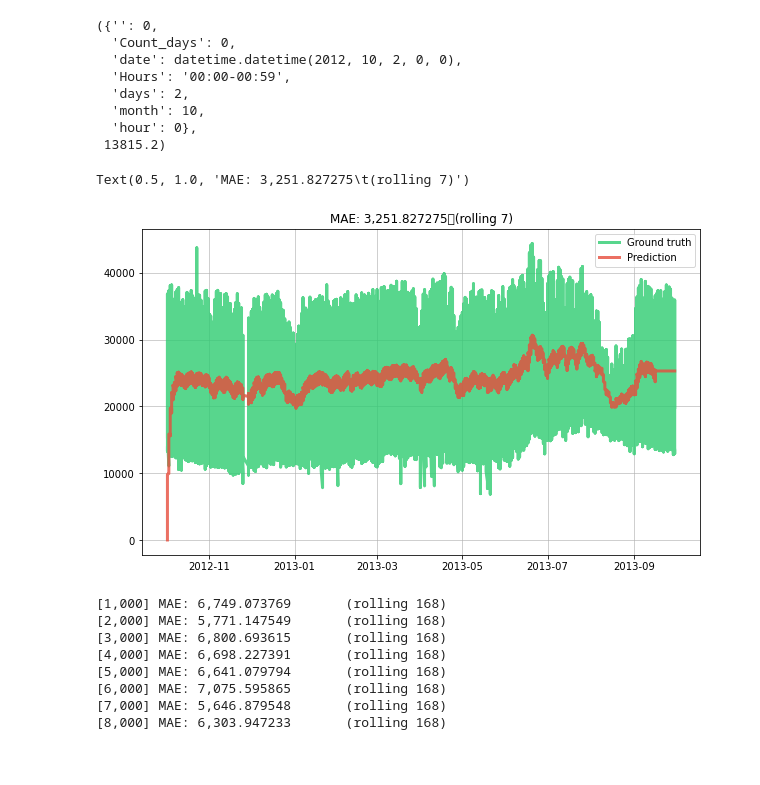
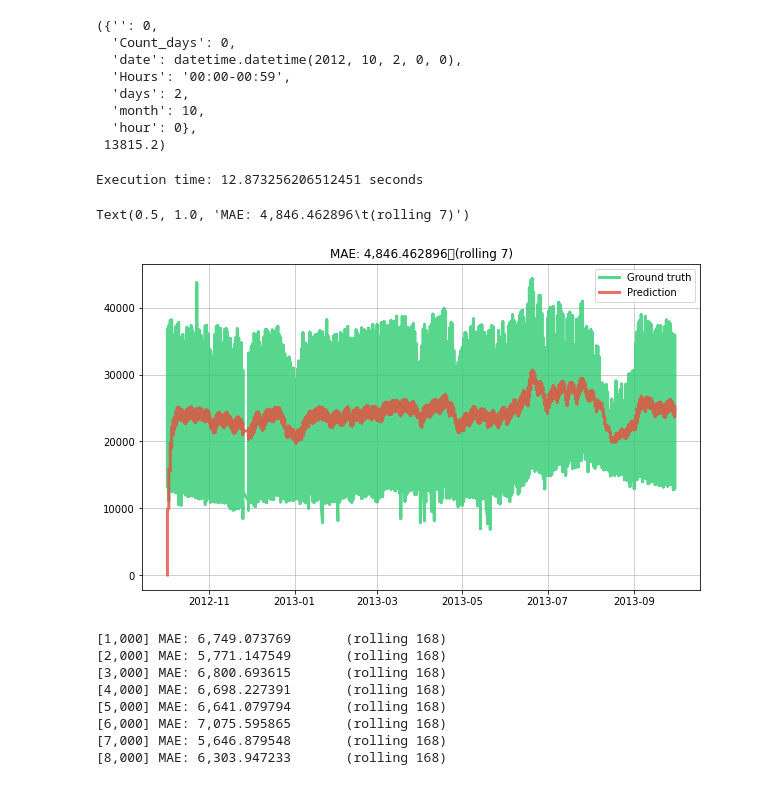
Before and after one commit to giodefa96/Script_Tesi_new, a Jupyter notebook: Script/DatiTesi/press_idr_trueModels.ipynb, the cells around one changed output. Cells and saved outputs as stored; diff of their text form; code cells hidden in the pictures.

```diff
--- a/Script/DatiTesi/press_idr_trueModels.ipynb
+++ b/Script/DatiTesi/press_idr_trueModels.ipynb
@@ -542,7 +611,7 @@ model |= preprocessing.StandardScaler()
 
 model |= ensemble.BaggingRegressor(
        model=linear_model.LinearRegression(),
-       n_models=3
+       n_models=50
 )
 # for i in range(0,8496):  #8496
 #        x, y = next(X_y)
@@ -873,8 +942,10 @@ model = compose.Select()
 model |= (
        preprocessing.StandardScaler() |
        neural_net.MLPRegressor(
-              hidden_dims=(15,30),
+              hidden_dims=(256,128,64,32),
               activations=(
+                     neural_net.activations.ReLU,
+                     neural_net.activations.ReLU,
                      neural_net.activations.ReLU,
                      neural_net.activations.ReLU,
                      neural_net.activations.Identity
@@ -882,7 +953,11 @@ model |= (
               optimizer=optim.SGD()
        )
 )
-for i in range(0,8496):  #8496
+
+# get the start time
+st = time.time()
+
+for i in tqdm(range(0,8496)):  #8496
        x, y = next(X_y)
        # Obtain the prior prediction and update the model in one go
        y_pred = model.predict_one(x)
@@ -904,35 +979,42 @@ for i in range(0,8496):  #8496
 #        y_pred = model.predict_one(x)
 #        model.learn_one(x, y)
 #
 #        # Update the error metric
 #
 #
 #        # Store the true value and the prediction
 #        dates.append(x['date'])
 #        y_trues.append(y)
 #        y_preds.append(y_pred)
 #
 #        if i == 8158:
 #               for i in range(8159,8495):
 #                      x, y = next(X_y)
 #                      y_pred = model.predict_one(x)
 #                      model.learn_one(x, y_pred)
 #                      metric.update(y, y_pred)
 #                      dates.append(x['date'])
 #                      y_trues.append(y)
 #                      y_preds.append(y_pred)
 
+# get the end time
+et = time.time()
+
+# get the execution time
+elapsed_time = et - st
+print('Execution time:', elapsed_time, 'seconds')
 
 # Plot the results
 fig, ax = plt.subplots(figsize=(10, 6))
 ax.grid(alpha=0.75)
 ax.plot(dates, y_trues, lw=3, color='#2ecc71', alpha=0.8, label='Ground truth')
 ax.plot(dates, y_preds, lw=3, color='#e74c3c', alpha=0.8, label='Prediction')
 ax.legend()
 ax.set_title(metric)
 # %% [output]
-Text(0.5, 1.0, 'MAE: 3,251.827275\t(rolling 7)')
+Execution time: 12.873256206512451 seconds
+Text(0.5, 1.0, 'MAE: 4,846.462896\t(rolling 7)')
-[figure, old version]
+[figure, new version]
 # %%
 X_y = initial_iter()
 model = compose.Select()
```
Also changed, not shown: parts of 7 cells of this notebook, 1 other file.
